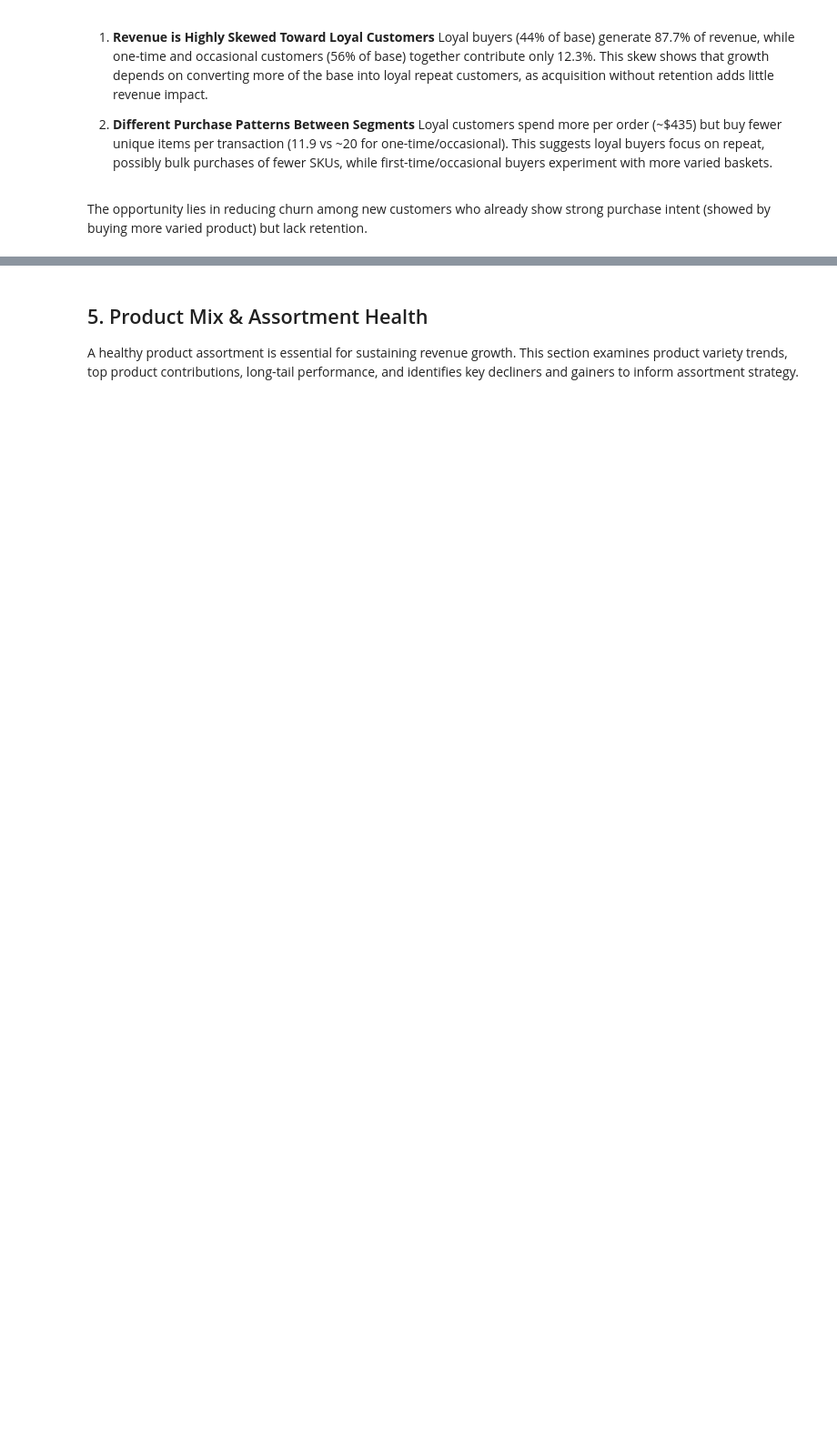
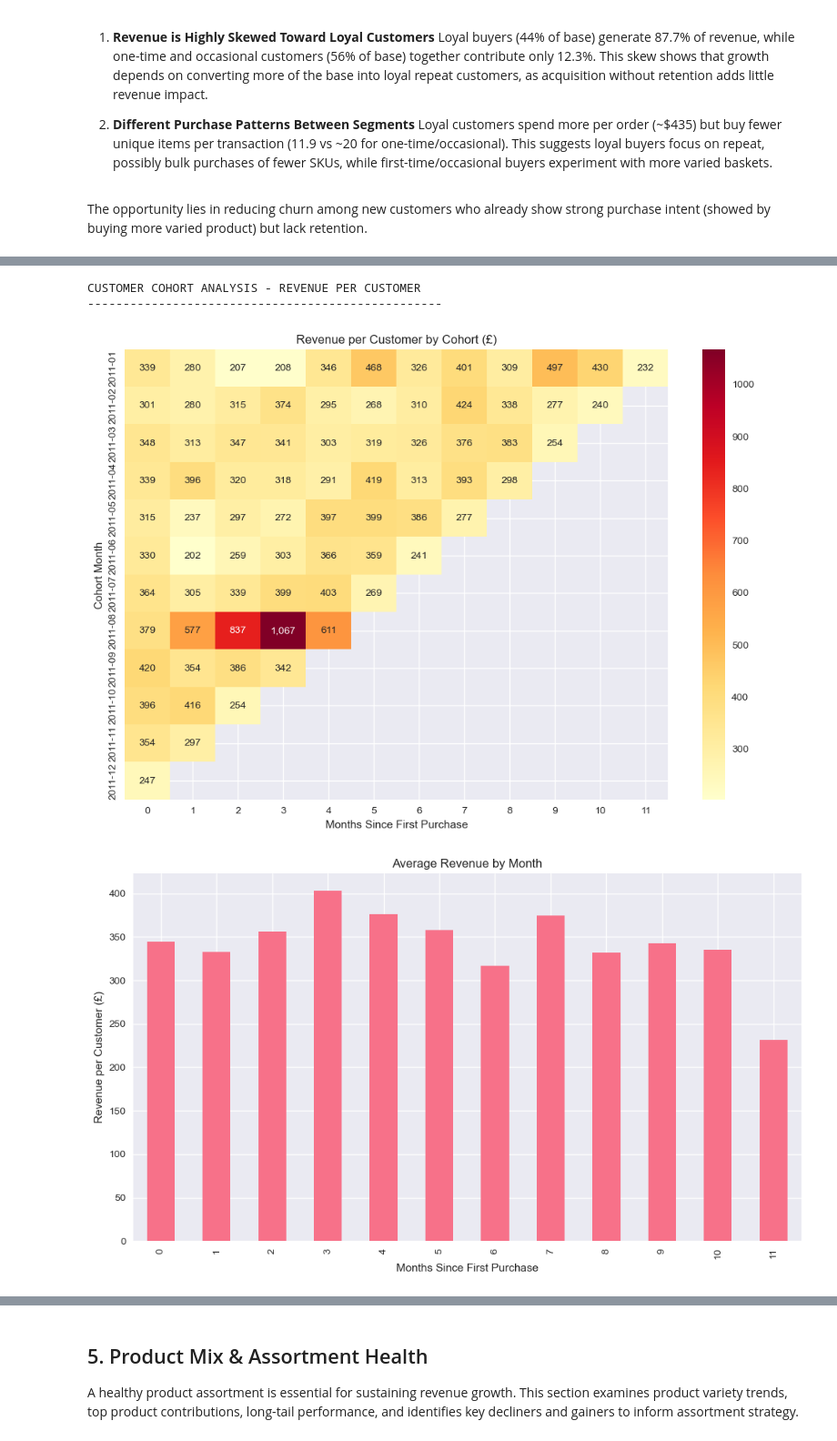
Before and after one commit to esemsc-rap24/retail-forecast-retention, a Jupyter notebook: retail_business_analysis.ipynb, the cells around one changed output, grey strips where cells are left out. Shown at 91% size. Drawn from its saved outputs; the diff is of its cells as text; code cells hidden in the pictures; blank space fills up the shorter version.

```diff
--- a/retail_business_analysis.ipynb
+++ b/retail_business_analysis.ipynb
@@ -979,0 +882,76 @@ Growth slowed because the customer base barely expanded and repeat purchases wea
+# %%
+# Cohort Analysis
+print("CUSTOMER COHORT ANALYSIS - REVENUE PER CUSTOMER")
+print("-" * 50)
+
+# FIXED: Calculate true first purchase month using ALL data first
+df_temp = df_normal.copy()
+df_temp['order_period'] = df_temp['order_date'].dt.to_period('M')
+customer_first_purchase = df_temp.groupby('customer_id')['order_period'].min()
+
+# Now filter to your desired time period
+df_filtered = df_normal[df_normal['order_date'].dt.year.isin([2011])]
+
+# Create cohort data
+df_cohort = df_filtered.copy()
+df_cohort['order_month'] = df_cohort['order_date'].dt.to_period('M')
+
+# Map the true first purchase month (calculated from all data)
+df_cohort['cohort_month'] = df_cohort['customer_id'].map(customer_first_purchase)
+
+# Calculate months since first purchase
+def get_month_diff(x, y):
+    return (x.year - y.year) * 12 + (x.month - y.month)
+
+df_cohort['months_since_first'] = df_cohort.apply(
+    lambda x: get_month_diff(x['order_month'], x['cohort_month']), axis=1)
+
+# Revenue Analysis - using per customer values
+cohort_data = df_cohort.groupby(['cohort_month', 'months_since_first']).agg({
+    'total_amount': 'sum',
+    'customer_id': 'nunique'
+}).reset_index()
+
+cohort_data['revenue_per_customer'] = cohort_data['total_amount'] / cohort_data['customer_id']
+
+cohort_amounts = cohort_data.pivot(index='cohort_month',
+                                 columns='months_since_first',
+                                 values='revenue_per_customer')
+
+# filter only data with start month 2011
+cohort_amounts = cohort_amounts[cohort_amounts.index.year == 2011]
+
+# only show 12 months since first purchase in the visualizations
+cohort_amounts = cohort_amounts.iloc[:, :12]
+
+# Plot revenue per customer heatmap
+plt.figure(figsize=(12, 8))
+sns.heatmap(cohort_amounts.round(2),
+            annot=True,
+            fmt=',.0f',
+            cmap='YlOrRd')
+plt.title('Revenue per Customer by Cohort (£)')
+plt.xlabel('Months Since First Purchase')
+plt.ylabel('Cohort Month')
+plt.show()
+
+# # Display average revenue per customer by month
+# print("\nAverage Revenue per Customer by Month:")
+# print("-" * 30)
+avg_revenue = cohort_amounts.mean()
+# for month in avg_revenue.index:
+#     print(f"Month {month}: £{avg_revenue[month]:,.2f}")
+
+# visualize average revenue per customer by month
+plt.figure(figsize=(10, 6))
+avg_revenue.plot(kind='bar')
+plt.title('Average Revenue by Month')
+plt.xlabel('Months Since First Purchase')
+plt.ylabel('Revenue per Customer (£)')
+plt.tight_layout()
+plt.show()
+# %% [output]
+CUSTOMER COHORT ANALYSIS - REVENUE PER CUSTOMER
+--------------------------------------------------
+[figure, added]
+[figure, added]
```
Also changed, not shown: parts of 33 cells of this notebook, 5 other files.
